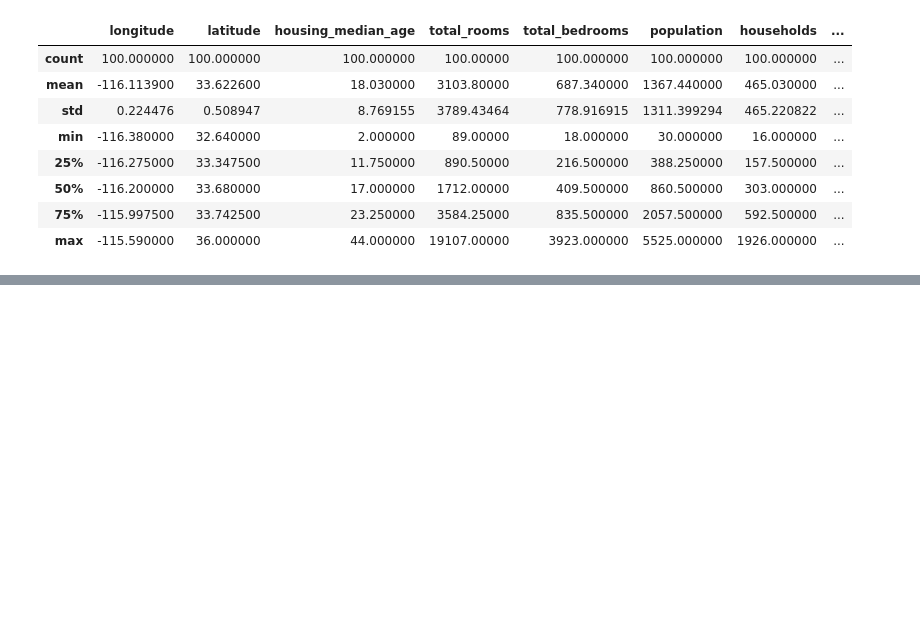
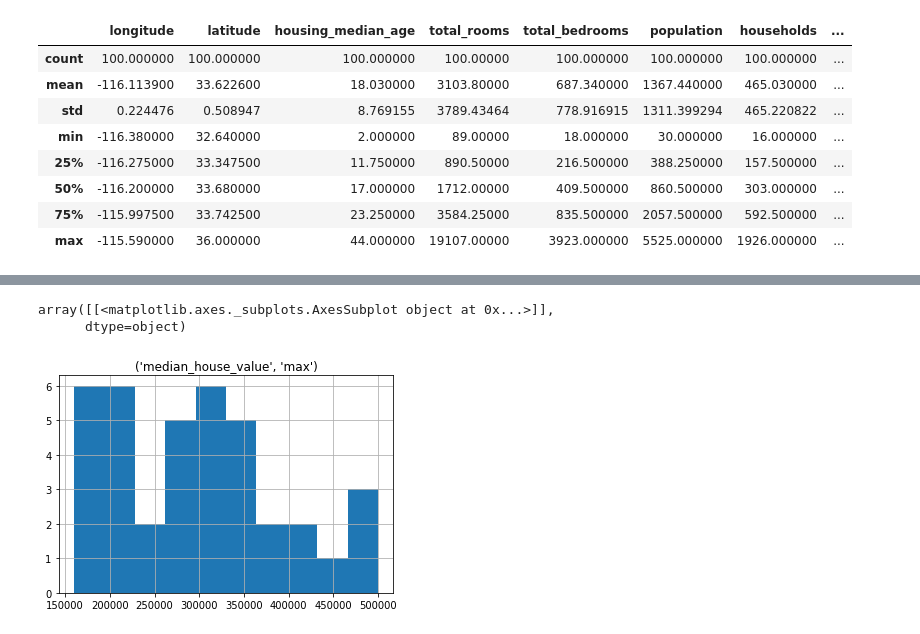
Before and after one commit to DerinOgrenme2021/KadirAtalay, a Jupyter notebook: Pandas.ipynb, the cells around one changed output, grey strips where cells are left out. Saved outputs shown, nothing was run; the diff lists cells and outputs as text; code cells hidden in the pictures; blank space fills up the shorter version.

```diff
--- a/Pandas.ipynb
+++ b/Pandas.ipynb
@@ -158,0 +149,3 @@ ParserError: ignored
+# %%
+df3 = cf_housing_df[cf_housing_df["total_bedrooms"]<600]
+df4 = df3[df3["median_house_value"]>150000]
@@ -158,0 +166,3 @@ ParserError: ignored
+# %%
+df_100_200=df4[0:200]
+df_100_200[["housing_median_age","total_rooms","total_bedrooms","population","median_house_value"]]
@@ -158,0 +195,3 @@ ParserError: ignored
+# %%
+df_agg =df_100_200.groupby("housing_median_age").agg(["max"])
+df_agg
@@ -158,0 +218,6 @@ ParserError: ignored
+# %%
+df_agg.hist("median_house_value")
+# %% [output]
+array([[<matplotlib.axes._subplots.AxesSubplot object at 0x...>]],
+      dtype=object)
+[figure, added]
```
Also changed, not shown: parts of 8 cells of this notebook.
